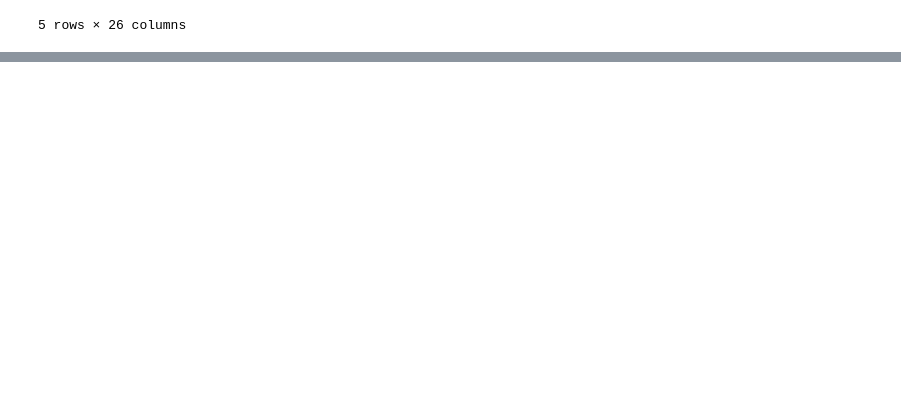
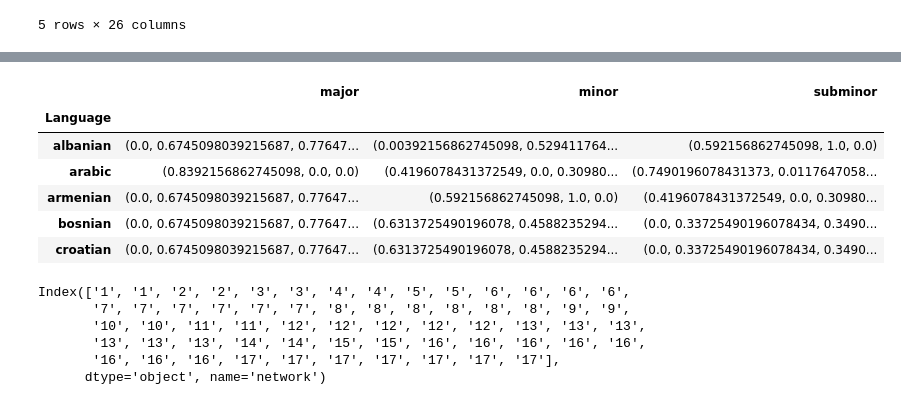
Before and after one commit to KatrionaGoldmann/Eurovision_TDS, a Jupyter notebook: eurovision/language_visualistaions.ipynb, the cells around one changed output, grey strips where cells are left out. Cells and saved outputs as stored; diff of their text form; code cells hidden in the pictures; blank space fills up the shorter version.

```diff
--- a/eurovision/language_visualistaions.ipynb
+++ b/eurovision/language_visualistaions.ipynb
@@ -245,0 +387,32 @@ Text(0.5, 1.05, 'Average voting deviation per language')
+# %%
+import matplotlib.patches as mpatches
+import colorcet as cc
+palette = sns.color_palette(cc.glasbey, n_colors=18)
+
+def colour_order(column_name):
+    # list of unique language classes
+    #classes = list(language_class.set_index('short_name')[column_name].to_dict().values())
+    classes = list(set(language_class[column_name]))
+
+    # create a dictionary of colours for all unique classes
+    #color_dict = dict(zip(classes, sns.color_palette("Set3", len(classes))))
+    color_dict = dict(zip(classes, palette))
+    #print(color_dict)
+
+    # match the df_heatmap2 column names to the classes
+    class_order = [language_class[language_class['short_name'] == x][column_name].values[0] for x in df_heatmap2.columns]
+
+    # match column names df_heatmap2 to color_dict by keys
+    col_colors = [color_dict[x] for x in class_order]
+
+    # reorder according to col_linkage
+    #col_colors = [col_colors[i] for i in col_linkage['leaves']]
+
+    df_col = pd.DataFrame({'language': color_dict.keys(), 'color': color_dict.values()})
+    legend_TN = [mpatches.Patch(color=c, label=l) for c,l in df_col[['color','language']].drop_duplicates().values]
+
+    return col_colors, legend_TN, class_order
+
+major_col_colors, major_legend_TN, major_class_order = colour_order('major_class')
+minor_col_colors, minor_legend_TN, minor_class_order = colour_order('minor_class')
+subminor_col_colors, subminor_legend_TN, subminor_class_order = colour_order('subminor_class')
@@ -245,0 +430,35 @@ Text(0.5, 1.05, 'Average voting deviation per language')
+# %%
+all_cols = pd.DataFrame({'major': major_col_colors, 'minor': minor_col_colors, 'subminor': subminor_col_colors})
+
+
+
+# match all_cols index to df_heatmap2 index
+all_cols = all_cols.set_index(df_heatmap2.columns)
+
+# # create a nested list
+# all_cols = list(list(minor_class_order), list(major_class_order), list(subminor_class_order))
+
+all_cols.head()
+# all_cols
+# %% [output]
+|  | major | minor | subminor |
+| Language |  |  |  |
+| albanian | (0.0, 0.6745098039215687, 0.77647... | (0.00392156862745098, 0.529411764... | (0.592156862745098, 1.0, 0.0) |
+| arabic | (0.8392156862745098, 0.0, 0.0) | (0.4196078431372549, 0.0, 0.30980... | (0.7490196078431373, 0.0117647058... |
+| armenian | (0.0, 0.6745098039215687, 0.77647... | (0.592156862745098, 1.0, 0.0) | (0.4196078431372549, 0.0, 0.30980... |
+| bosnian | (0.0, 0.6745098039215687, 0.77647... | (0.6313725490196078, 0.4588235294... | (0.0, 0.33725490196078434, 0.3490... |
+| croatian | (0.0, 0.6745098039215687, 0.77647... | (0.6313725490196078, 0.4588235294... | (0.0, 0.33725490196078434, 0.3490... |
+# %%
+networks = sns.load_dataset("brain_networks", index_col=0, header=[0, 1, 2])
+
+# Label 1
+network_labels = networks.columns.get_level_values("network")
+
+print(network_labels)
+# %% [output]
+Index(['1', '1', '2', '2', '3', '3', '4', '4', '5', '5', '6', '6', '6', '6',
+       '7', '7', '7', '7', '7', '7', '8', '8', '8', '8', '8', '8', '9', '9',
+       '10', '10', '11', '11', '12', '12', '12', '12', '12', '13', '13', '13',
+       '13', '13', '13', '14', '14', '15', '15', '16', '16', '16', '16', '16',
+       '16', '16', '16', '17', '17', '17', '17', '17', '17', '17'],
+      dtype='object', name='network')
```
Also changed, not shown: parts of 21 cells of this notebook.
